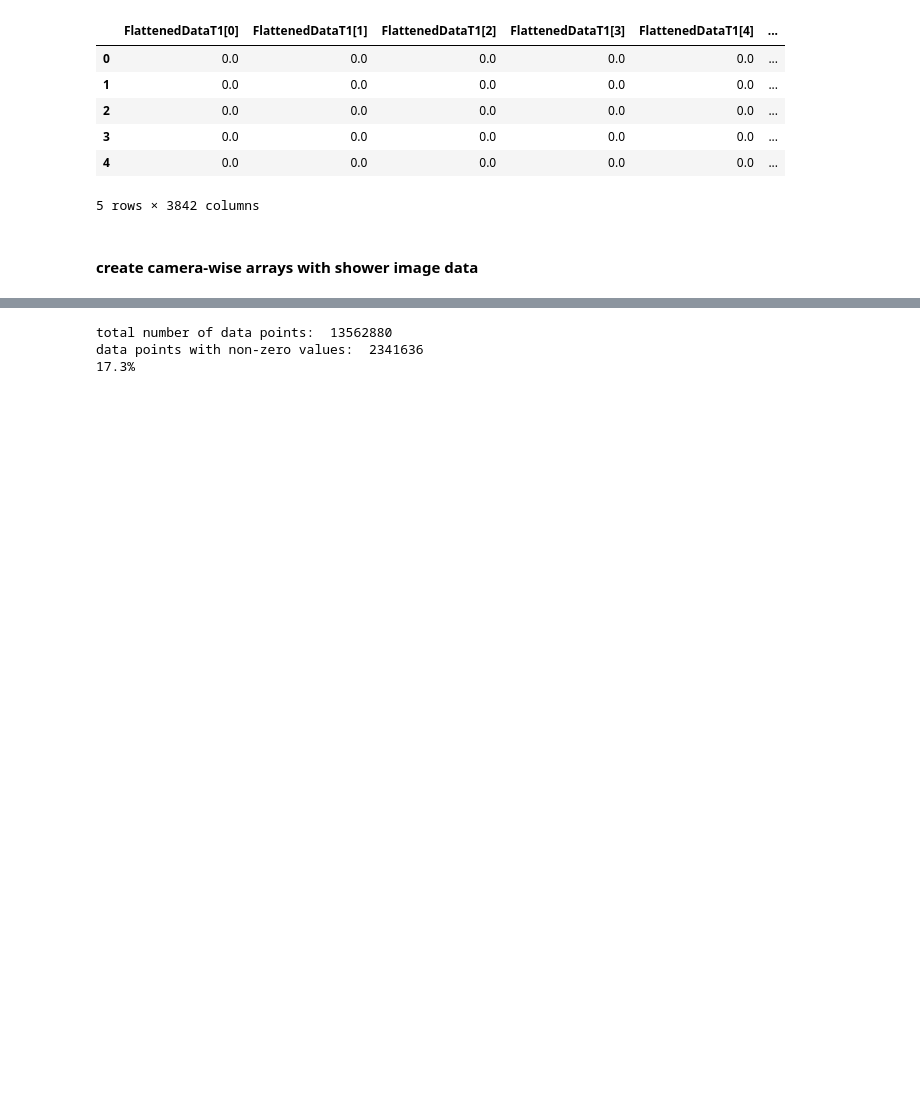
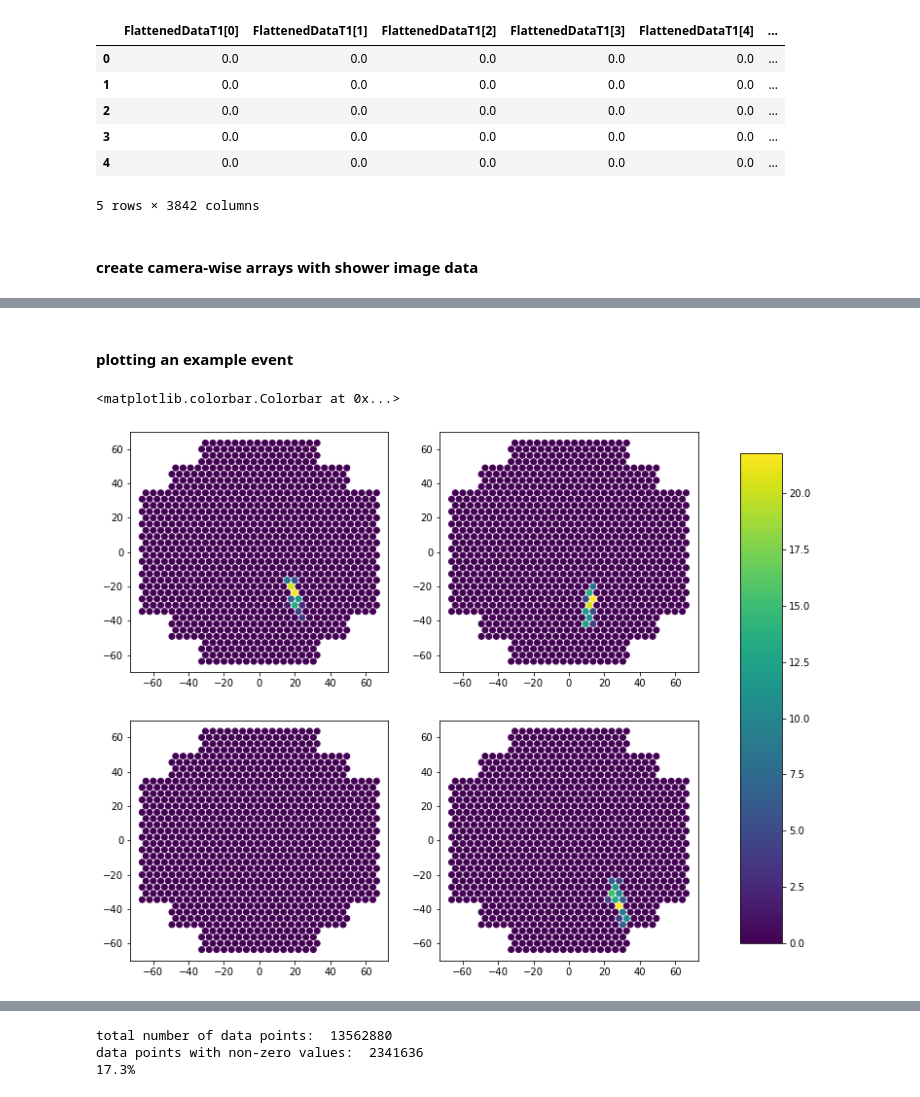
Before and after one commit to vikasj78/gamma_ray_reconstruction_with_ml, a Jupyter notebook: gnn/hess_gnn.ipynb, the cells around one changed output, grey strips where cells are left out. Saved outputs shown, nothing was run; the diff lists cells and outputs as text; code cells hidden in the pictures; blank space fills up the shorter version.

```diff
--- a/gnn/hess_gnn.ipynb
+++ b/gnn/hess_gnn.ipynb
@@ -54,12 +55,3 @@ df.head()
 5 rows × 3842 columns
 # %% [markdown]
 #### create camera-wise arrays with shower image data
-# %%
-data_final = list()
-num_pixels = 960 #CT 1-4
-for ev in range(len(df)):
-    event_data = list()
-    for ct in range(4):
-        camera_data = np.array(df.iloc[ev][num_pixels*ct:num_pixels*(ct+1)])
-        event_data.append(camera_data)
-    data_final.append(np.array(event_data))
@@ -70,0 +58,7 @@ data_final.shape
+# %%
+%%time
+num_pixels = 960 #CT 1-4
+num_tels = 4
+data_final = np.array([df.iloc[:,num_pixels*ct:num_pixels*(ct+1)].to_numpy() for ct in range(num_tels)])
+data_final = np.einsum('kij->ikj', data_final)
+print(data_final.shape)
@@ -70,0 +69,13 @@ data_final.shape
+# %% [markdown]
+#### plotting an example event
+# %%
+example_event = data_final[0]
+fig, axs = plt.subplots(2,2,figsize=(12,10))
+for i,ax in enumerate(axs.flatten()):
+    ax_temp = ax.scatter(camera_coord['x'], camera_coord['y'], c=example_event[i])
+fig.subplots_adjust(right=0.8)
+cbar_ax = fig.add_axes([0.85, 0.15, 0.05, 0.7])
+fig.colorbar(ax_temp, cax=cbar_ax)
+# %% [output]
+<matplotlib.colorbar.Colorbar at 0x...>
+[figure, added]
```
Also changed, not shown: parts of 16 cells of this notebook.
